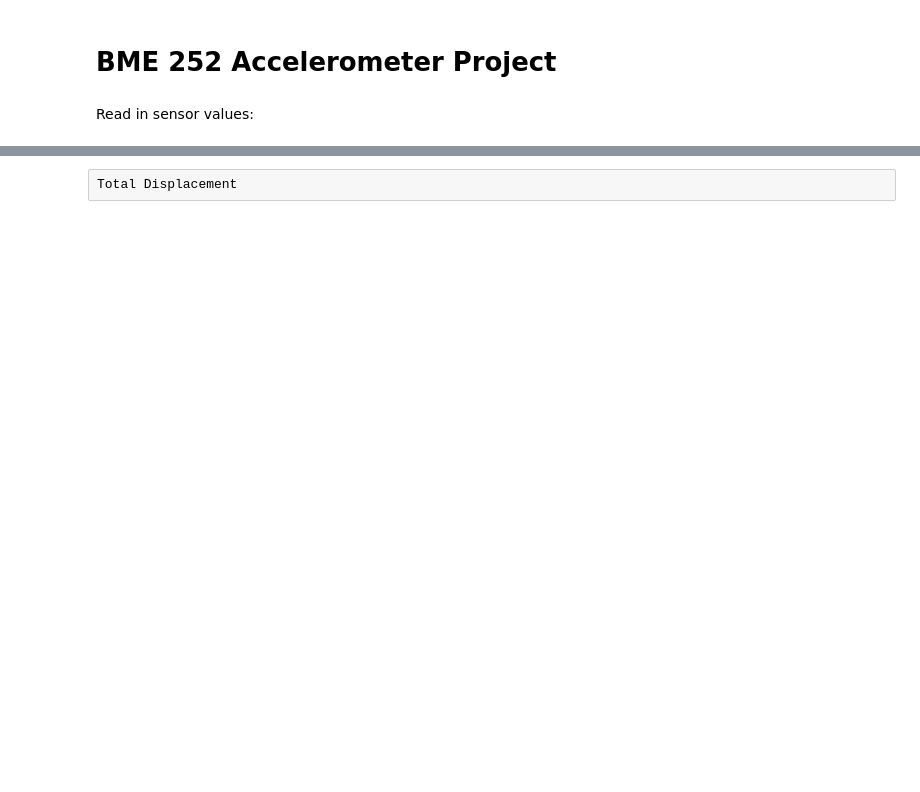
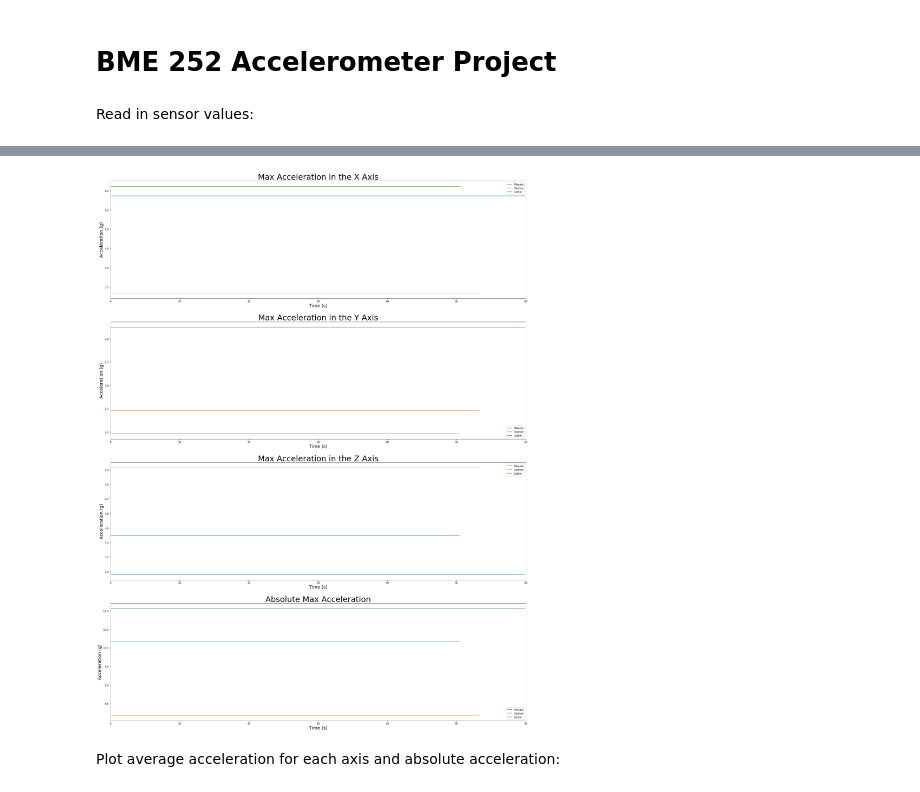
Before and after one commit to MikaelaMacMahon/stairway-to-heaven, a Jupyter notebook: Mikaela is da BOMB/blankStairs.ipynb, the cells around one changed output, grey strips where cells are left out. Drawn from its saved outputs; the diff is of its cells as text; code cells hidden in the pictures; blank space fills up the shorter version.

```diff
--- a/Mikaela is da BOMB/blankStairs.ipynb
+++ b/Mikaela is da BOMB/blankStairs.ipynb
@@ -129,2 +72,49 @@ plt.show()
-# %% [raw]
-Total Displacement
+# %%
+def plotVals(x,y,identifier):
+    plt.xlim(0,60)
+    plt.plot(x,y, label = identifier)
+    plt.ylabel(ylabel, fontsize = 18)
+    plt.xlabel('Time (s)', fontsize = 18)
+    plt.legend()
+# %%
+def getAbsVals(x, y, z):
+    return np.sqrt(x**2 + y**2 + z**2)
+# %%
+def getMaxArray(array):
+    return np.full((np.size(array)), np.max(array))
+# %%
+#plot max  X acceleration
+m_absVals = getAbsVals(m_aX, m_aY, m_aZ)
+d_absVals = getAbsVals(d_aX, d_aY, d_aZ)
+c_absVals = getAbsVals(c_aX, c_aY, c_aZ)
+
+plt.figure(figsize = (30,40))
+plt.subplot(4,1,1)
+plt.title('Max Acceleration in the X Axis', fontsize=32)
+plotVals(m_aTime, getMaxArray(m_aX), 'Mikaela')
+plotVals(d_aTime, getMaxArray(d_aX), 'Daphne')
+plotVals(c_aTime, getMaxArray(c_aX), 'Cassie')
+
+plt.subplot(4,1,2)
+plt.title('Max Acceleration in the Y Axis', fontsize=32)
+plotVals(m_aTime, getMaxArray(m_aY), 'Mikaela')
+plotVals(d_aTime, getMaxArray(d_aY), 'Daphne')
+plotVals(c_aTime, getMaxArray(c_aY), 'Cassie')
+
+plt.subplot(4,1,3)
+plt.title('Max Acceleration in the Z Axis', fontsize=32)
+plotVals(m_aTime, getMaxArray(m_aZ), 'Mikaela')
+plotVals(d_aTime, getMaxArray(d_aZ), 'Daphne')
+plotVals(c_aTime, getMaxArray(c_aZ), 'Cassie')
+
+plt.subplot(4,1,4)
+plt.title('Absolute Max Acceleration', fontsize=32)
+plotVals(m_aTime, getMaxArray(m_absVals), 'Mikaela')
+plotVals(d_aTime, getMaxArray(d_absVals), 'Daphne')
+plotVals(c_aTime, getMaxArray(c_absVals), 'Cassie')
+
+plt.show()
+# %% [output]
+[figure, added]
+# %% [markdown]
+Plot average acceleration for each axis and absolute acceleration:
```
Also changed, not shown: parts of 20 cells of this notebook.
